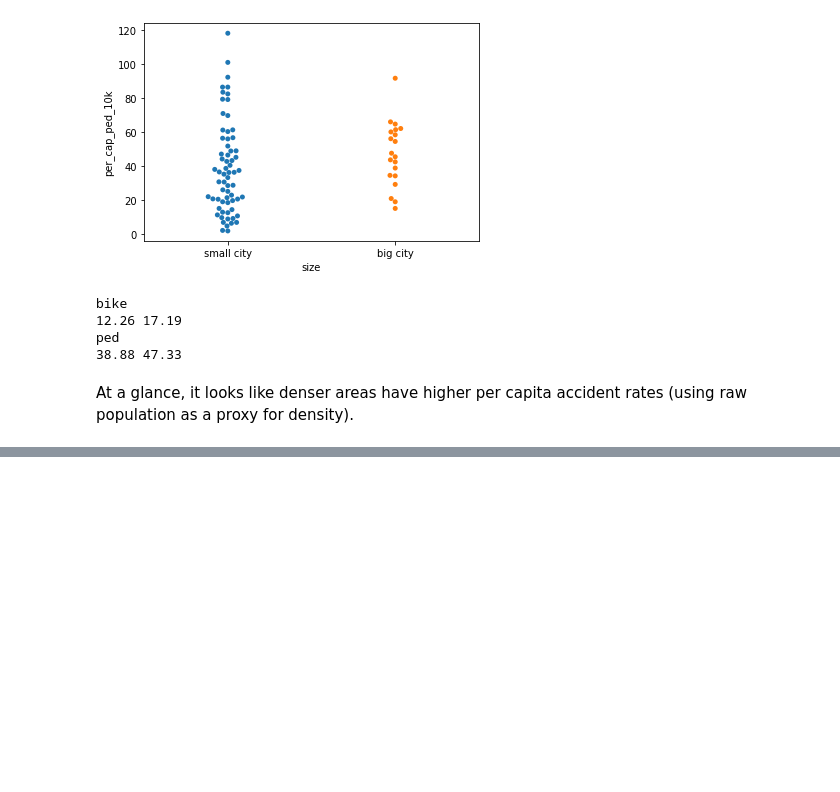
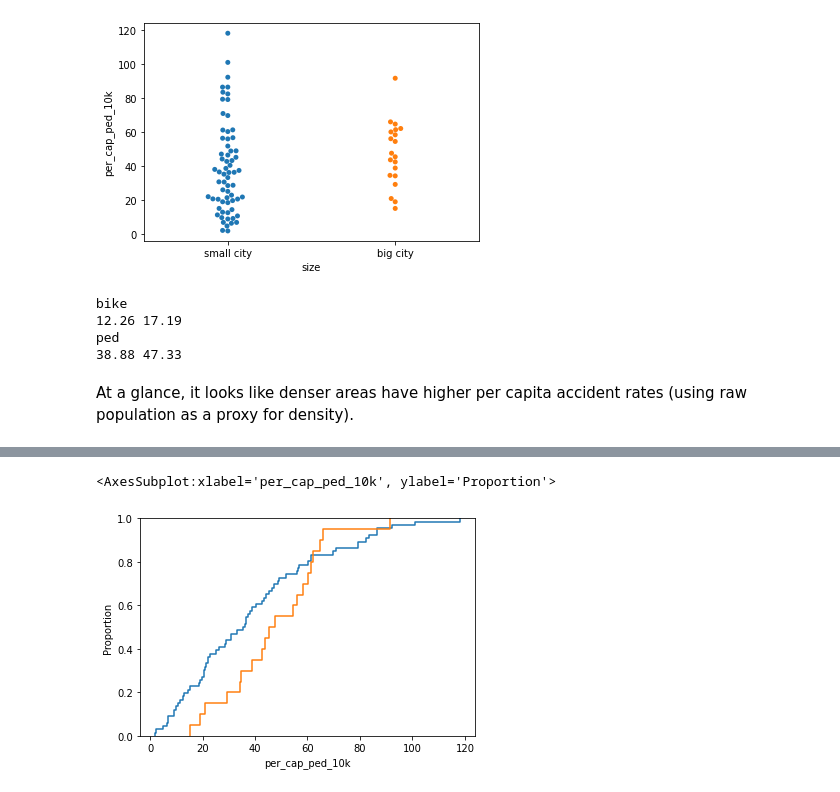
Before and after one commit to gchambers11/SpringBoard_Capstone_Two, a Jupyter notebook: Kaggle Capstone EDA.ipynb, the cells around one changed output, grey strips where cells are left out. Saved outputs shown, nothing was run; the diff lists cells and outputs as text; code cells hidden in the pictures; blank space fills up the shorter version.

```diff
--- a/Kaggle Capstone EDA.ipynb
+++ b/Kaggle Capstone EDA.ipynb
@@ -296,0 +326,6 @@ At a glance, it looks like denser areas have higher per capita accident rates (u
+# %%
+sns.ecdfplot(small['per_cap_ped_10k'])
+sns.ecdfplot(big['per_cap_ped_10k'])
+# %% [output]
+<AxesSubplot:xlabel='per_cap_ped_10k', ylabel='Proportion'>
+[figure, added]
```
Also changed, not shown: parts of 24 cells of this notebook.
